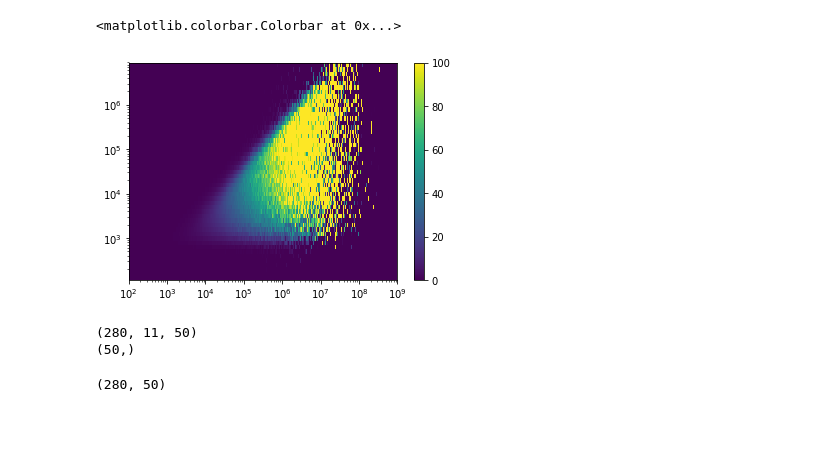
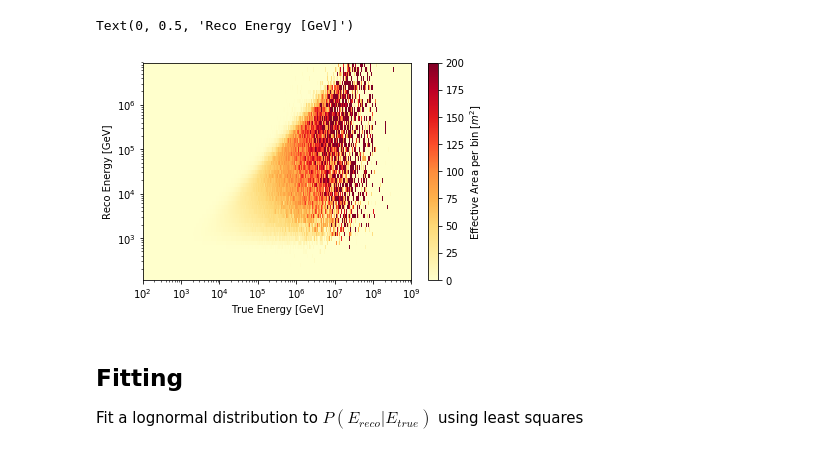
Before and after one commit to specktakel/hierarchical_nu, a Jupyter notebook: dev/statistical_model/4_tracks_and_cascades/aeff_calculator/track_energy_resolution.ipynb, the cells around one changed output. Drawn from its saved outputs; the diff is of its cells as text; code cells hidden in the pictures; blank space fills up the shorter version.

```diff
--- a/dev/statistical_model/4_tracks_and_cascades/aeff_calculator/track_energy_resolution.ipynb
+++ b/dev/statistical_model/4_tracks_and_cascades/aeff_calculator/track_energy_resolution.ipynb
@@ -1,27 +13,20 @@
 # %%
-import h5py
-import numpy as np
-import seaborn as sns
-import matplotlib.pyplot as plt
-import scipy.stats as stats
+# Load Aeff data
 with h5py.File("../aeff_input_tracks/effective_area.h5", 'r') as f:
-            area10 = f['2010/nu_mu/area'][()]
-            lE_bin_edges = f['2010/nu_mu/bin_edges_0'][:] # True Energy [GeV]
-            cosz_bin_edges = f['2010/nu_mu/bin_edges_1'][:] # cos(zenith)
-            rE_bin_edges = f['2010/nu_mu/bin_edges_2'][:] # Reco Energy [GeV]
+    area10 = f['2010/nu_mu/area'][()]
+    tE_bin_edges = f['2010/nu_mu/bin_edges_0'][:] # True Energy [GeV]
+    cosz_bin_edges = f['2010/nu_mu/bin_edges_1'][:] # cos(zenith)
+    rE_bin_edges = f['2010/nu_mu/bin_edges_2'][:] # Reco Energy [GeV]
 # %%
-tE_binc = 0.5*(lE_bin_edges[:-1]+lE_bin_edges[1:])
+tE_binc = 0.5*(tE_bin_edges[:-1]+lE_bin_edges[1:])
 rE_binc = 0.5*(rE_bin_edges[:-1]+rE_bin_edges[1:])
 
-plt.pcolormesh(tE_binc, rE_binc, area10.sum(axis=1).T, vmax=100)
+plt.pcolormesh(tE_binc, rE_binc, area10.sum(axis=1).T, vmax=200, cmap=plt.cm.YlOrRd)
+cbar = plt.colorbar()
+cbar.set_label("Effective Area per bin [$m^2$]")
 plt.loglog()
-plt.colorbar()
+plt.xlabel("True Energy [GeV]")
+plt.ylabel("Reco Energy [GeV]")
 # %% [output]
-<matplotlib.colorbar.Colorbar at 0x...>
+Text(0, 0.5, 'Reco Energy [GeV]')
-[figure, old version]
+[figure, new version]
-# %%
-print(area10.shape)
-print(rE_binc.shape)
-# %% [output]
-(280, 11, 50)
-(50,)
@@ -45,4 +32,0 @@ model = lambda x, pars: stats.lognorm.pdf(x, scale=pars[0], s=pars[1]**2)
-# %%
-area10.sum(axis=1).shape
-# %% [output]
-(280, 50)
@@ -49,2 +62,7 @@ area10.sum(axis=1).shape
+# %% [markdown]
+Fitting
+-------
+
+Fit a lognormal distribution to $P(E_{reco} | E_{true})$ using least squares
 # %%
 logrEbins = np.log10(rE_binc)
```
Also changed, not shown: parts of 15 cells of this notebook.
